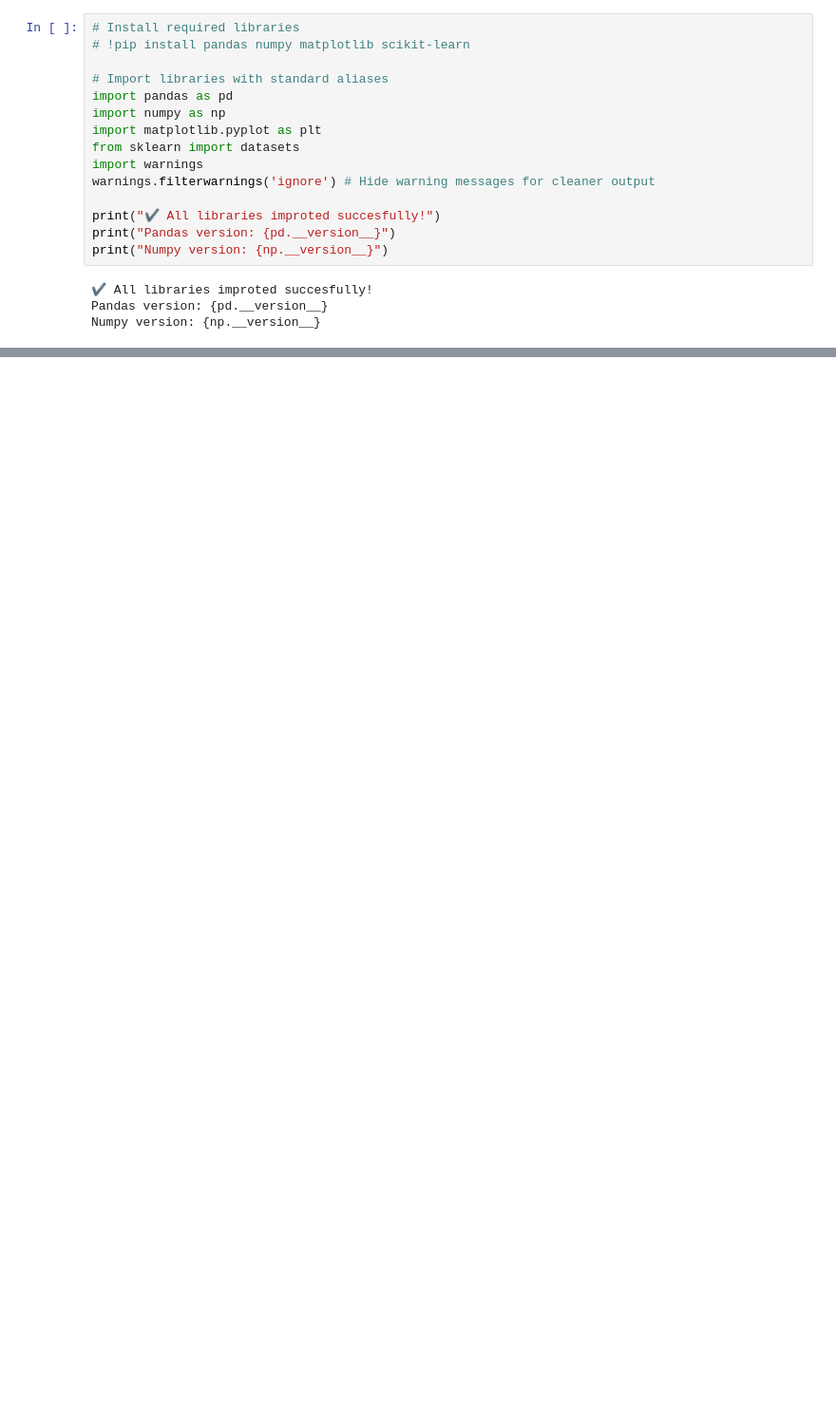
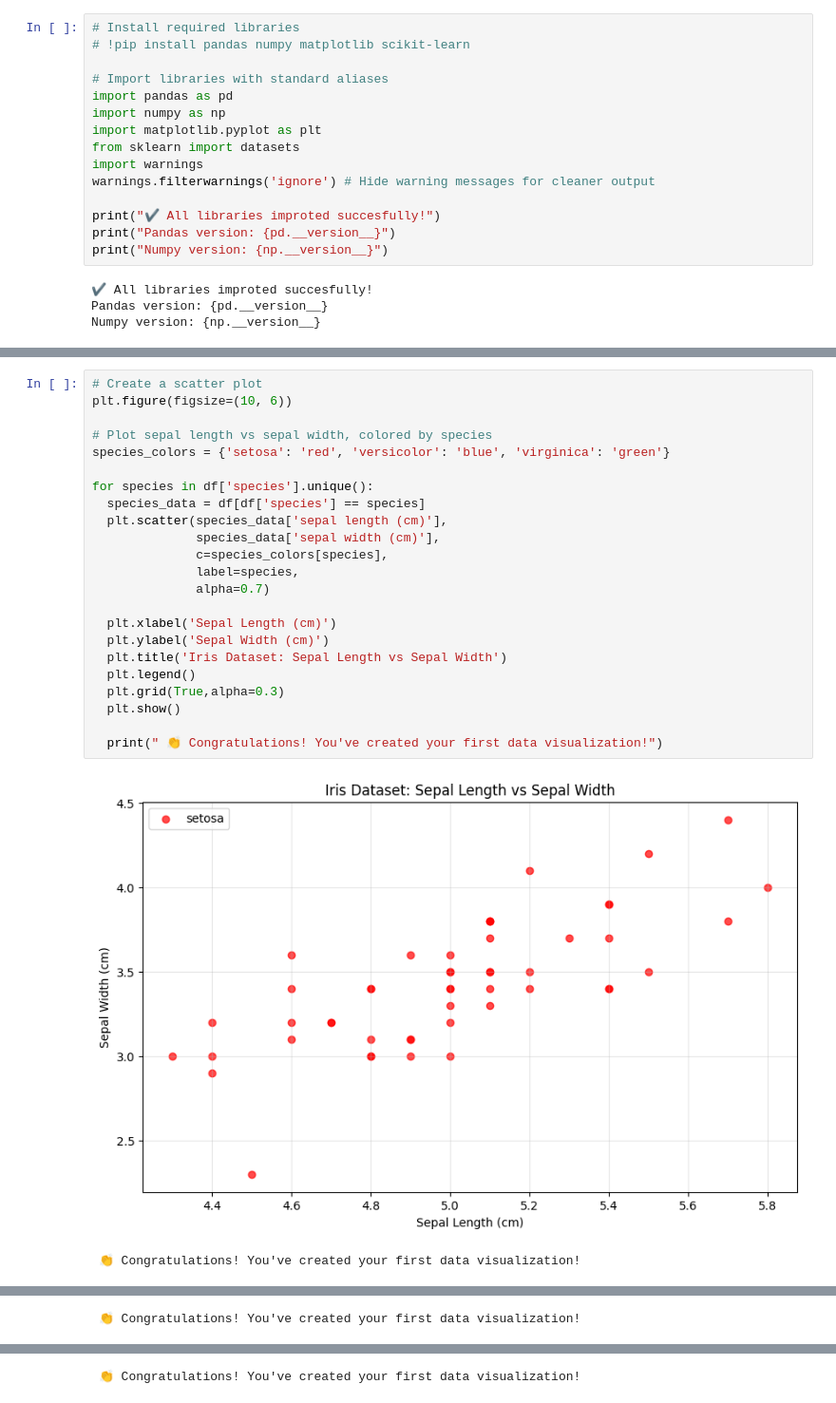
Before and after one commit to CeZa18/ITAI-1371-ML-Labs, a Jupyter notebook: Module_02_Lab_Excercise.ipynb, the cells around one changed output, grey strips where cells are left out. Shown at 95% size. Cells and saved outputs as stored; diff of their text form; blank space fills up the shorter version.

```diff
--- a/Module_02_Lab_Excercise.ipynb
+++ b/Module_02_Lab_Excercise.ipynb
@@ -42,0 +66,26 @@ print(df.info())
+# %%
+# Create a scatter plot
+plt.figure(figsize=(10, 6))
+
+# Plot sepal length vs sepal width, colored by species
+species_colors = {'setosa': 'red', 'versicolor': 'blue', 'virginica': 'green'}
+
+for species in df['species'].unique():
+  species_data = df[df['species'] == species]
+  plt.scatter(species_data['sepal length (cm)'],
+              species_data['sepal width (cm)'],
+              c=species_colors[species],
+              label=species,
+              alpha=0.7)
+
+  plt.xlabel('Sepal Length (cm)')
+  plt.ylabel('Sepal Width (cm)')
+  plt.title('Iris Dataset: Sepal Length vs Sepal Width')
+  plt.legend()
+  plt.grid(True,alpha=0.3)
+  plt.show()
+
+  print(" 👏 Congratulations! You've created your first data visualization!")
+# %% [output]
+[figure, added]
+ 👏 Congratulations! You've created your first data visualization!
@@ -42,0 +93 @@ print(df.info())
+ 👏 Congratulations! You've created your first data visualization!
@@ -42,0 +95 @@ print(df.info())
+ 👏 Congratulations! You've created your first data visualization!
```
Also changed, not shown: parts of 4 cells of this notebook.
